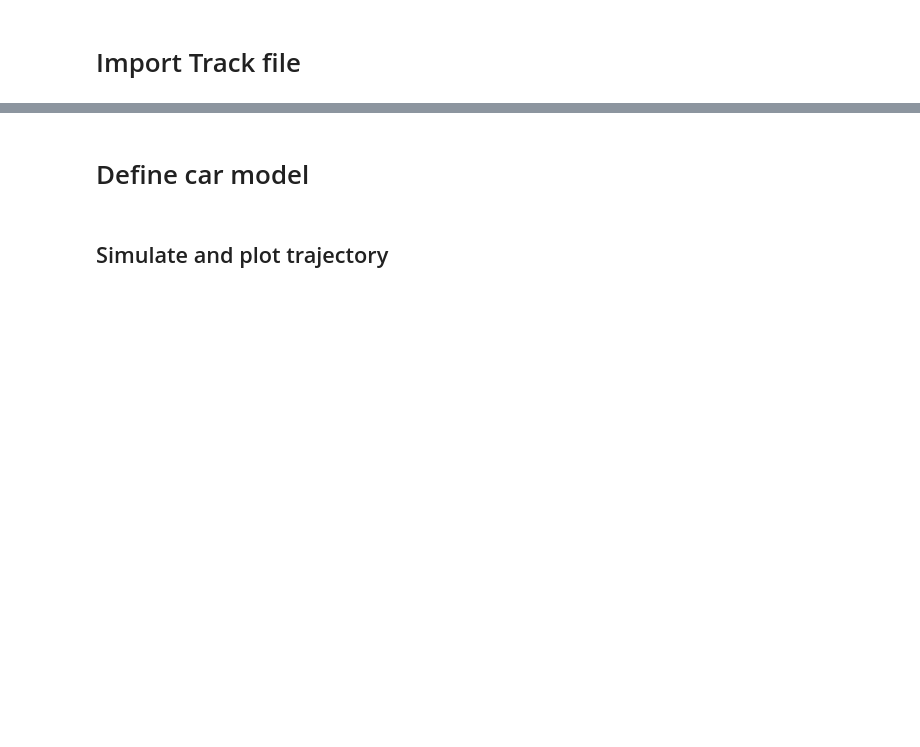
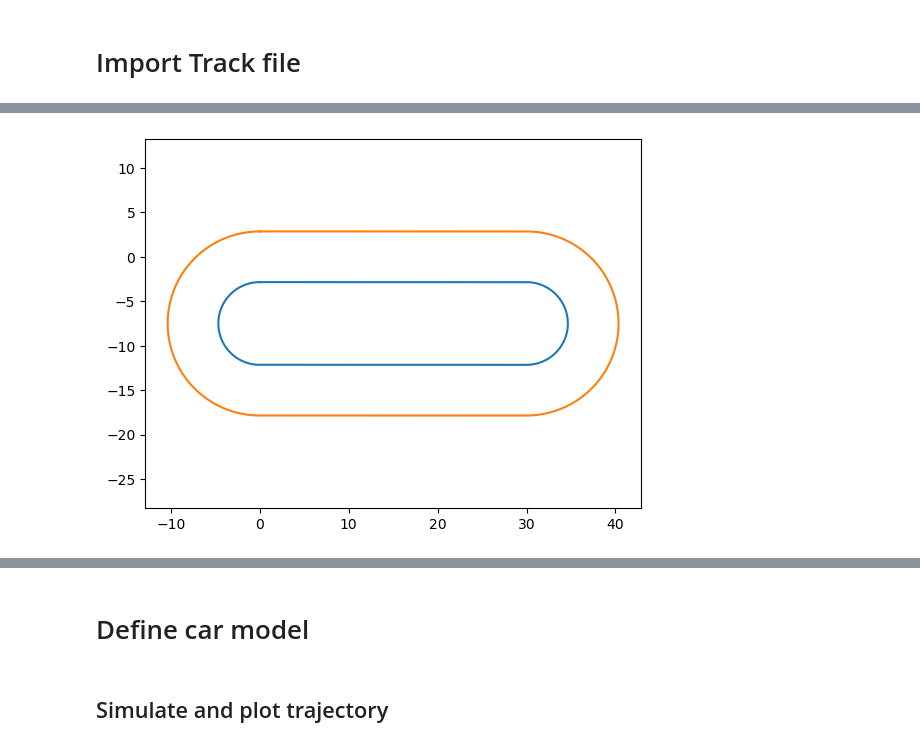
Before and after one commit to joseluisvaz/robotics-python, a Jupyter notebook: notebooks/Pure Pursuit Demo.ipynb, the cells around one changed output, grey strips where cells are left out. Drawn from its saved outputs; the diff is of its cells as text; code cells hidden in the pictures; blank space fills up the shorter version.

```diff
--- a/notebooks/Pure Pursuit Demo.ipynb
+++ b/notebooks/Pure Pursuit Demo.ipynb
@@ -47,0 +38,19 @@ plt.plot(*polygon.T)
+# %%
+left_boundary, right_boundary = utils.calc_boundaries_from_centerline(centerline)
+left_boundary = 1.5 * left_boundary
+right_boundary = 1.5 * right_boundary
+# %%
+plt.plot(*left_boundary.T)
+plt.plot(*right_boundary.T)
+plt.axis("equal")
+
+import pandas as pd
+
+df = pd.DataFrame()
+df["left_x"] = left_boundary[:, 0]
+df["left_y"] = left_boundary[:, 1]
+df["right_x"] = right_boundary[:, 0]
+df["right_y"] = right_boundary[:, 1]
+df.to_csv("./track.csv", index=False)
+# %% [output]
+[figure, added]
```
Also changed, not shown: parts of 5 cells of this notebook, 6 other files.
